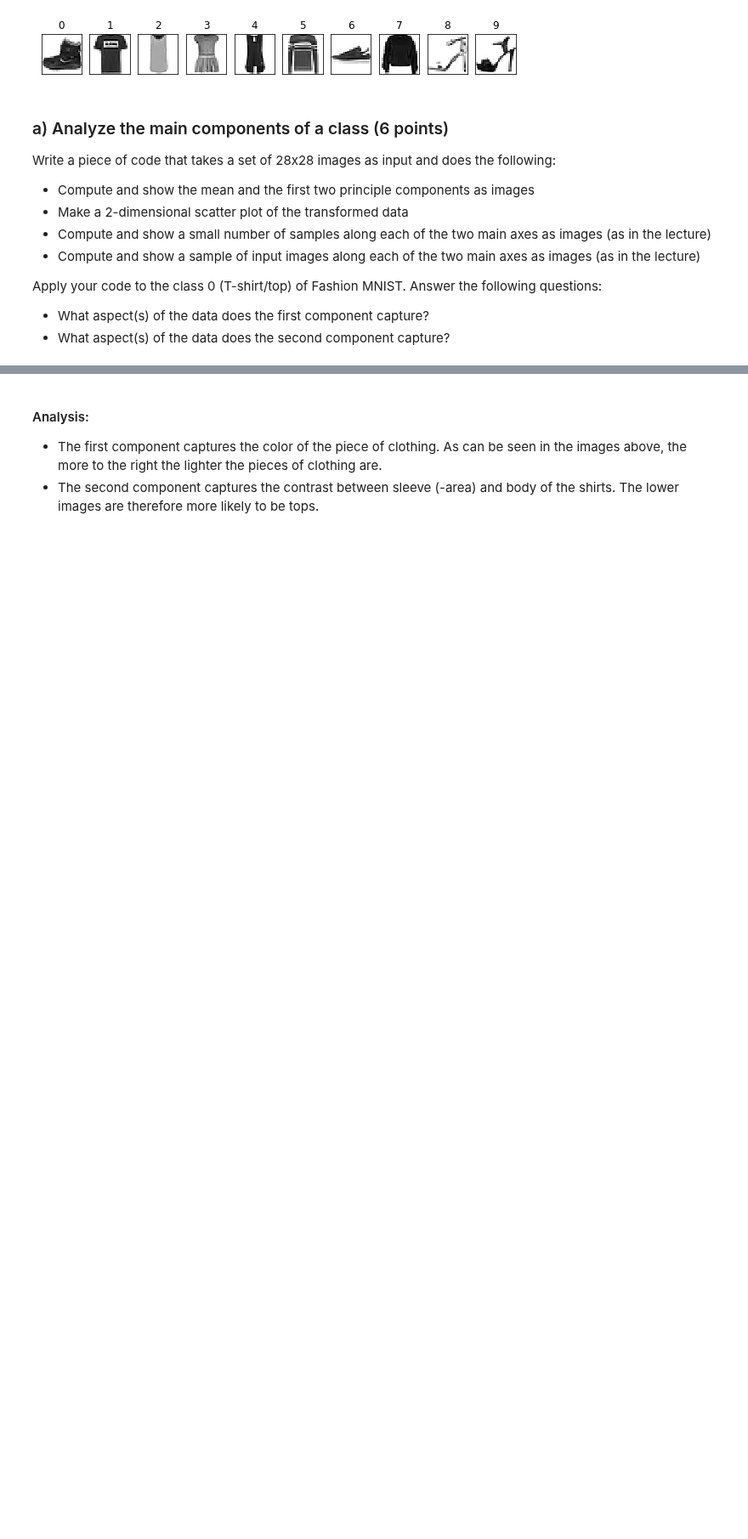
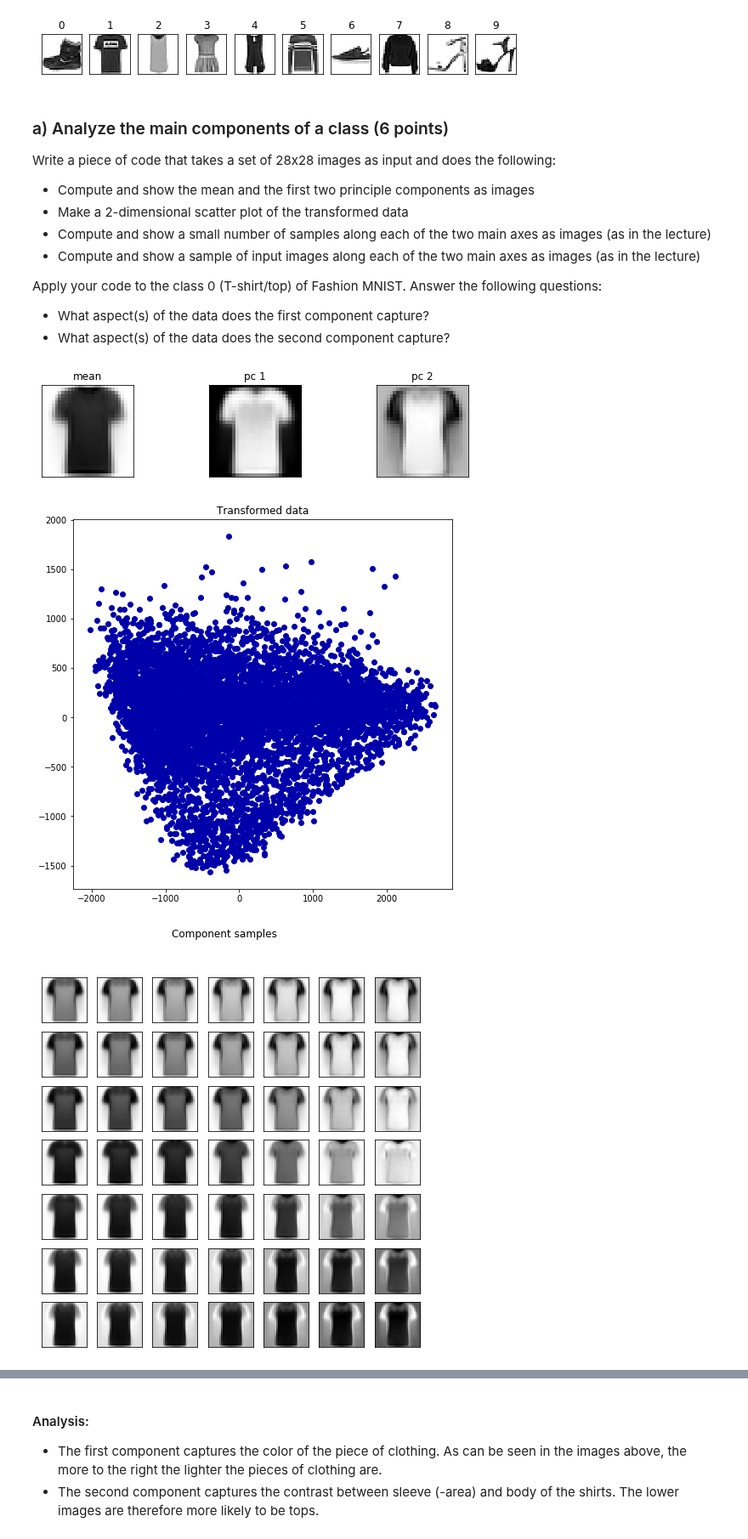
Before and after one commit to Mesoptier/ML-course, a Jupyter notebook: FDM_Challenge_Part1.ipynb, the cells around one changed output, grey strips where cells are left out. Shown at 85% size. Drawn from its saved outputs; the diff is of its cells as text; code cells hidden in the pictures; blank space fills up the shorter version.

Commit message:
Create single method for analysis of PCA

```diff
--- a/FDM_Challenge_Part1.ipynb
+++ b/FDM_Challenge_Part1.ipynb
@@ -67,12 +169,10 @@ Apply your code to the class 0 (T-shirt/top) of Fashion MNIST. Answer the follow
 # %%
 indices = y == 0
 X_a = X[indices]
 y_a = y[indices]
 
-subfiglist = []
-titles=[]
-
-# Compute the mean
-mean = np.mean(X_a, axis=0)
-subfiglist.append(mean)
-titles.append('mean')
+pca_analysis(X_a, y_a)
+# %% [output]
+[figure, added]
+[figure, added]
+[figure, added]
```
Also changed, not shown: parts of 7 cells of this notebook.
